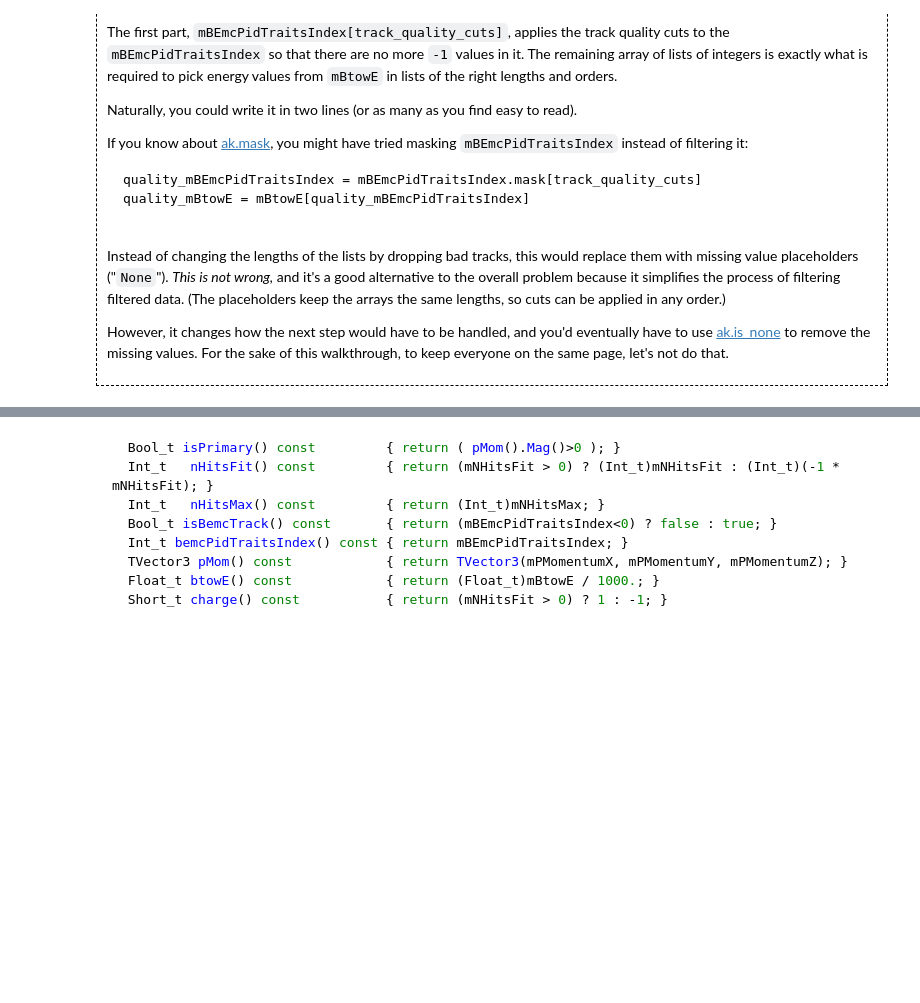
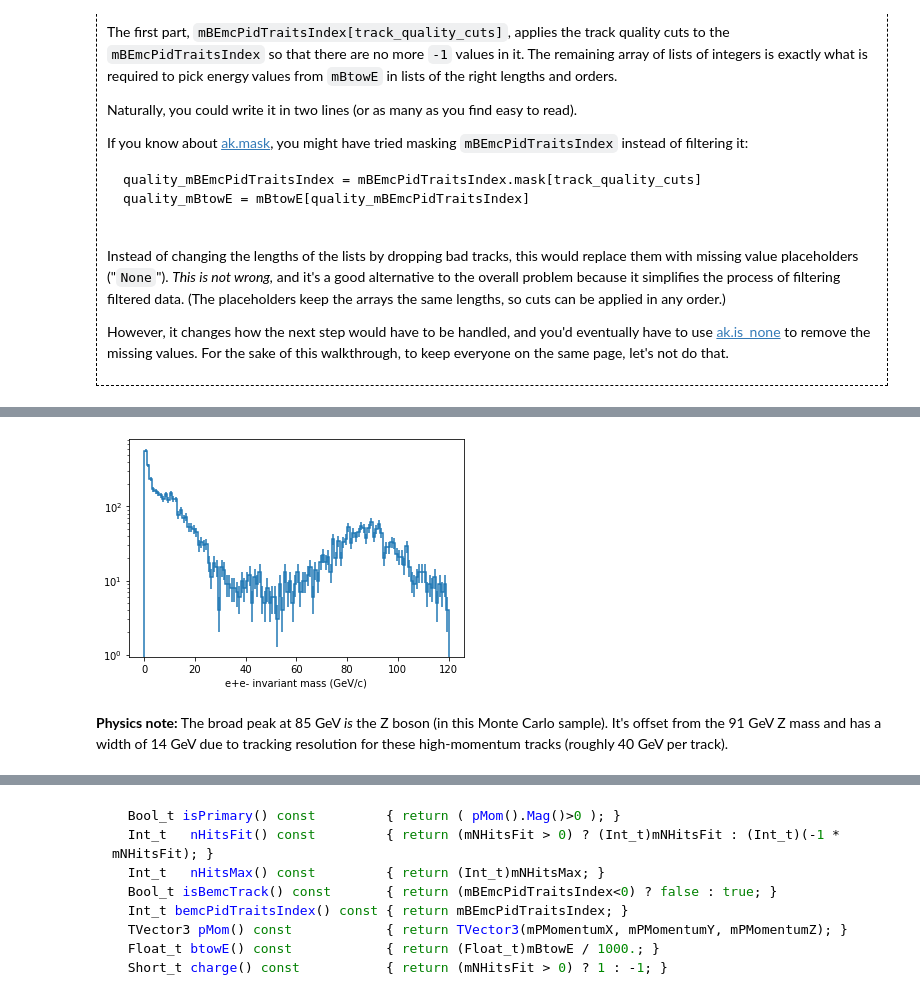
Before and after one commit to jpivarski-talks/2021-09-13-star-uproot-awkward-tutorial, a Jupyter notebook: tutorial.ipynb, the cells around one changed output, grey strips where cells are left out. Drawn from its saved outputs; the diff is of its cells as text; code cells hidden in the pictures; folded sections open; blank space fills up the shorter version.

```diff
--- a/tutorial.ipynb
+++ b/tutorial.ipynb
@@ -507,0 +822,7 @@ The last quality cut requires track $p_T$ divided by shower energy $E$ to be at
+# %%
+hM.plot()
+plt.yscale("log")
+# %% [output]
+[figure, added]
+# %% [markdown]
+**Physics note:** The broad peak at 85 GeV _is_ the Z boson (in this Monte Carlo sample). It's offset from the 91 GeV Z mass and has a width of 14 GeV due to tracking resolution for these high-momentum tracks (roughly 40 GeV per track).
```
Also changed, not shown: parts of 90 cells of this notebook.
